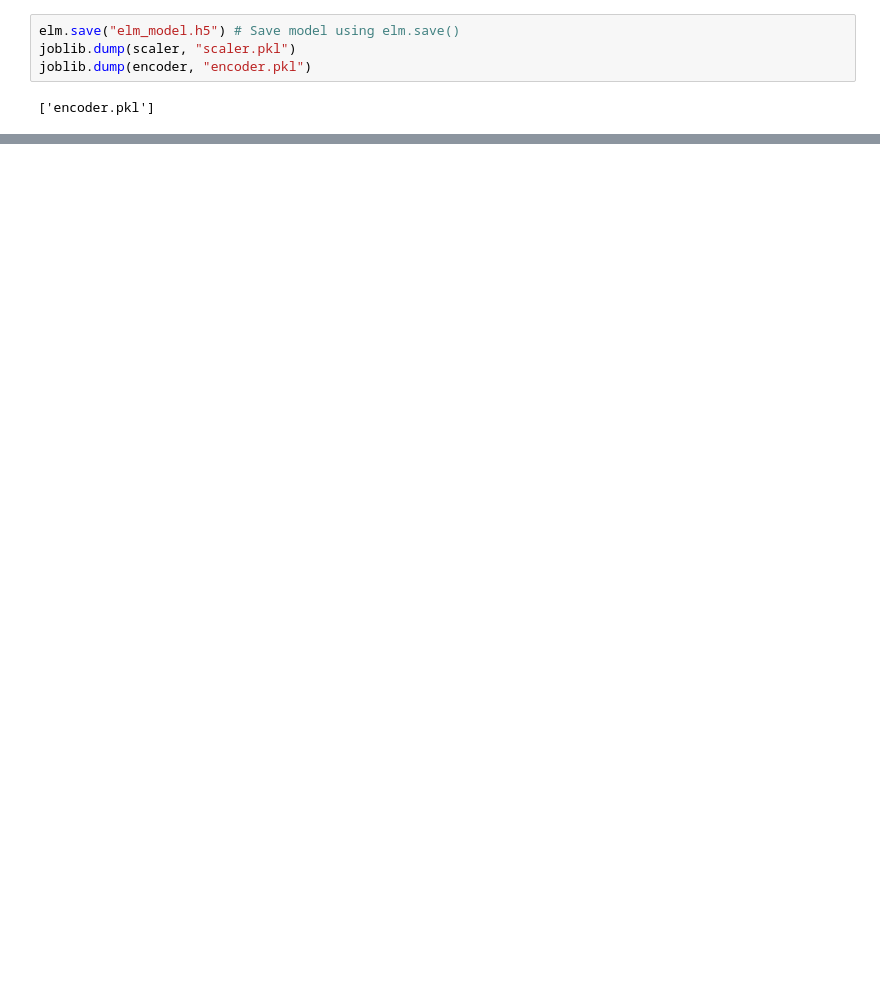
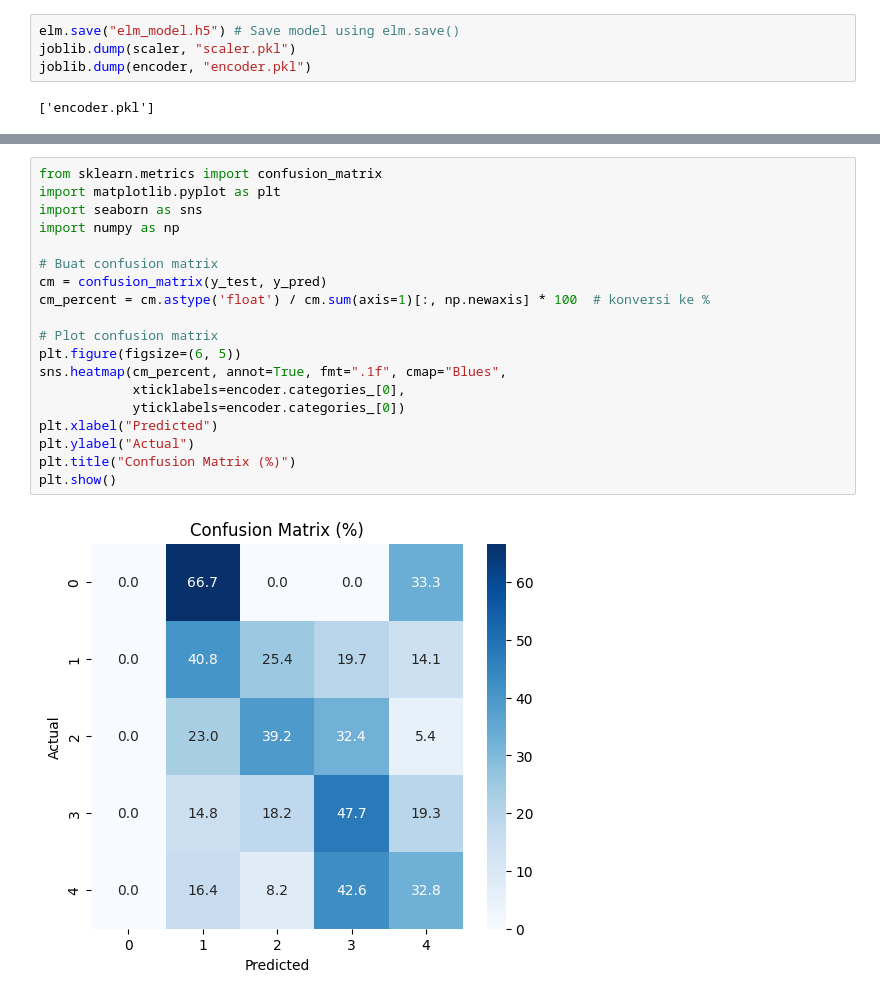
Before and after one commit to ramdon-ai/elm-heart-disease-classifier, a Jupyter notebook: collab/Penyakit_Jantung.ipynb, the cells around one changed output, grey strips where cells are left out. Drawn from its saved outputs; the diff is of its cells as text; blank space fills up the shorter version.

```diff
--- a/collab/Penyakit_Jantung.ipynb
+++ b/collab/Penyakit_Jantung.ipynb
@@ -145,0 +230,21 @@ joblib.dump(encoder, "encoder.pkl")
+# %%
+from sklearn.metrics import confusion_matrix
+import matplotlib.pyplot as plt
+import seaborn as sns
+import numpy as np
+
+# Buat confusion matrix
+cm = confusion_matrix(y_test, y_pred)
+cm_percent = cm.astype('float') / cm.sum(axis=1)[:, np.newaxis] * 100  # konversi ke %
+
+# Plot confusion matrix
+plt.figure(figsize=(6, 5))
+sns.heatmap(cm_percent, annot=True, fmt=".1f", cmap="Blues",
+            xticklabels=encoder.categories_[0],
+            yticklabels=encoder.categories_[0])
+plt.xlabel("Predicted")
+plt.ylabel("Actual")
+plt.title("Confusion Matrix (%)")
+plt.show()
+# %% [output]
+[figure, added]
```
Also changed, not shown: parts of 18 cells of this notebook, 8 other files.
